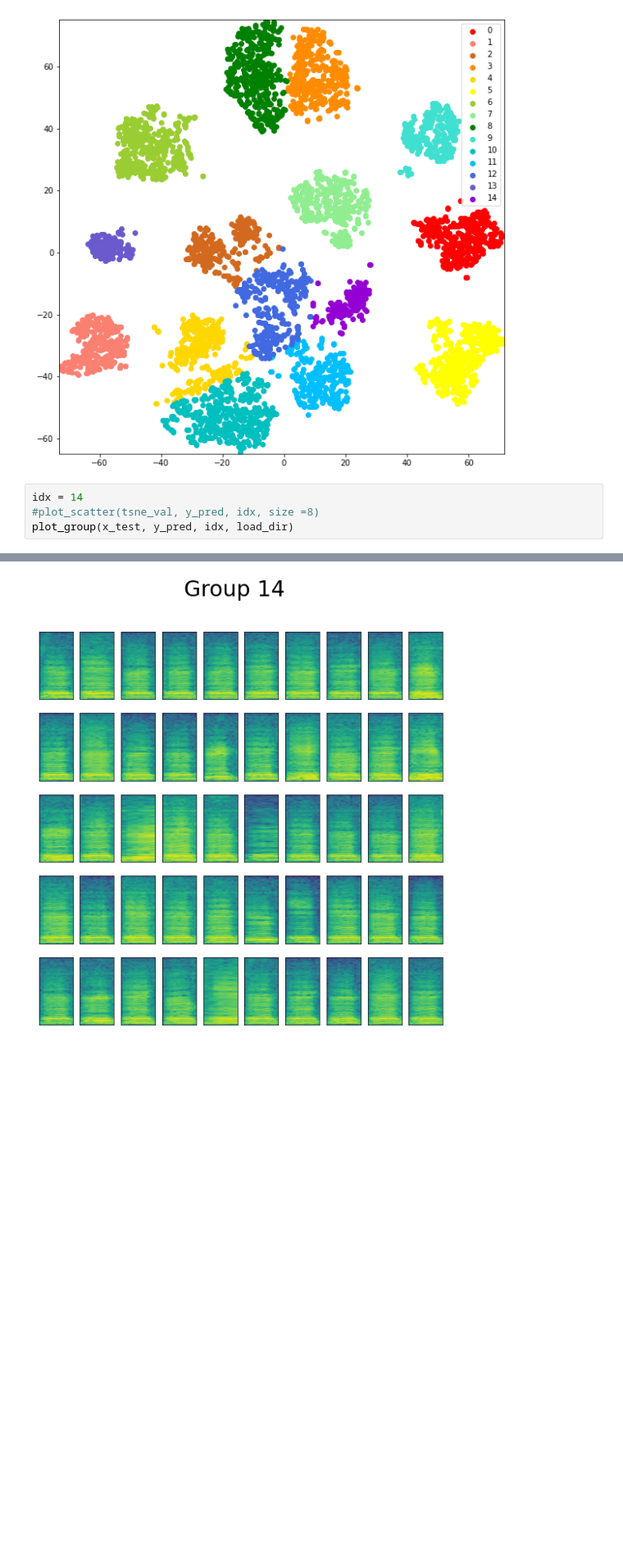
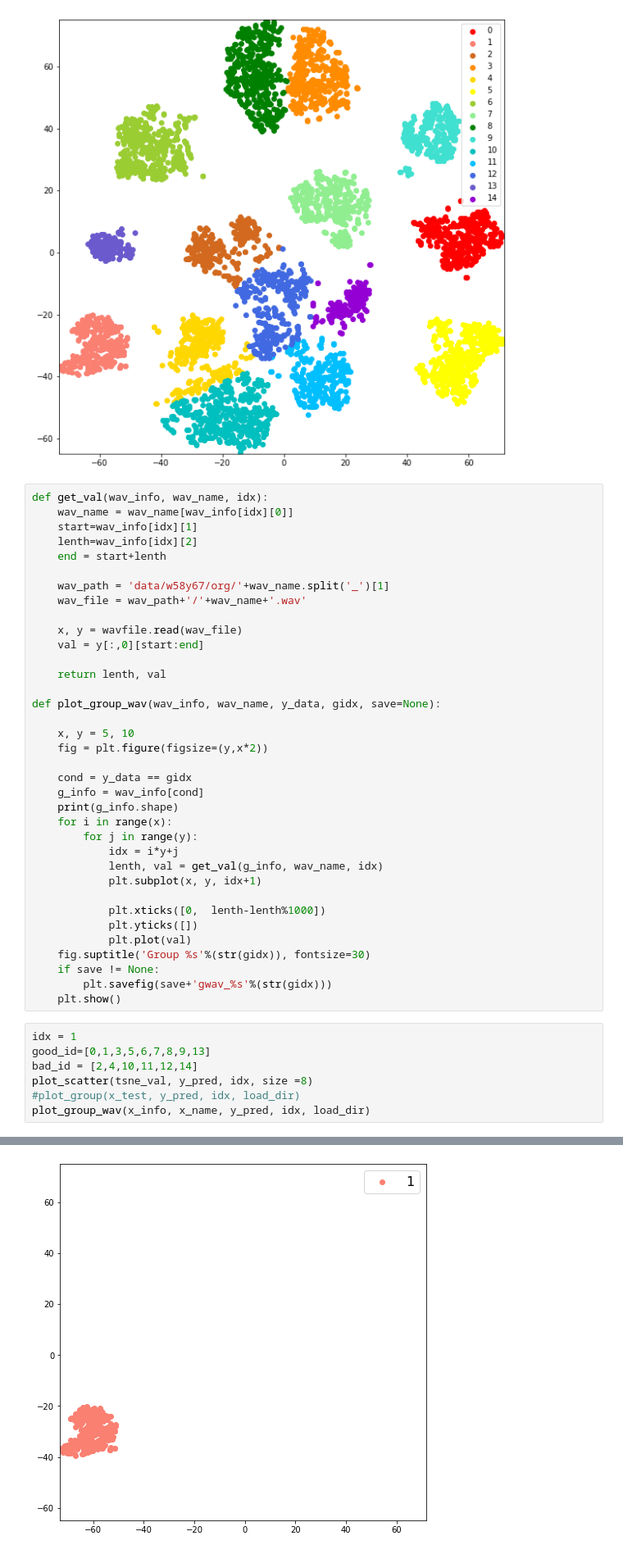
Before and after one commit to yebiny/Songbird-clusturing, a Jupyter notebook: 4-TSNE.ipynb, the cells around one changed output, grey strips where cells are left out. Shown: that part at 82% size. Drawn from its saved outputs; the diff is of its cells as text; blank space fills up the shorter version.

```diff
--- a/4-TSNE.ipynb
+++ b/4-TSNE.ipynb
@@ -80,8 +98,47 @@ plot_scatter(tsne_val, y_pred, save='%s/%s'%(load_dir, 'scatter'))
 # %% [output]
 -73.11449432373047 71.7082748413086 -64.84007263183594 75.13594055175781
 [figure]
+# %%
+def get_val(wav_info, wav_name, idx):
+    wav_name = wav_name[wav_info[idx][0]]
+    start=wav_info[idx][1]
+    lenth=wav_info[idx][2]
+    end = start+lenth
+
+    wav_path = 'data/w58y67/org/'+wav_name.split('_')[1]
+    wav_file = wav_path+'/'+wav_name+'.wav'
+
+    x, y = wavfile.read(wav_file)
+    val = y[:,0][start:end]
+
+    return lenth, val
+
+def plot_group_wav(wav_info, wav_name, y_data, gidx, save=None):
+
+    x, y = 5, 10
+    fig = plt.figure(figsize=(y,x*2))
+
+    cond = y_data == gidx
+    g_info = wav_info[cond]
+    print(g_info.shape)
+    for i in range(x):
+        for j in range(y):
+            idx = i*y+j
+            lenth, val = get_val(g_info, wav_name, idx)
+            plt.subplot(x, y, idx+1)
+
+            plt.xticks([0,  lenth-lenth%1000])
+            plt.yticks([])
+            plt.plot(val)
+    fig.suptitle('Group %s'%(str(gidx)), fontsize=30)
+    if save != None:
+        plt.savefig(save+'gwav_%s'%(str(gidx)))
+    plt.show()
 # %%
-idx = 14
-#plot_scatter(tsne_val, y_pred, idx, size =8)
-plot_group(x_test, y_pred, idx, load_dir)
+idx = 1
+good_id=[0,1,3,5,6,7,8,9,13]
+bad_id = [2,4,10,11,12,14]
+plot_scatter(tsne_val, y_pred, idx, size =8)
+#plot_group(x_test, y_pred, idx, load_dir)
+plot_group_wav(x_info, x_name, y_pred, idx, load_dir)
 # %% [output]
@@ -88 +146 @@ plot_group(x_test, y_pred, idx, load_dir)
-[figure, old version]
+[figure, new version]
```
Also changed, not shown: parts of 9 cells of this notebook, 1 other file.
